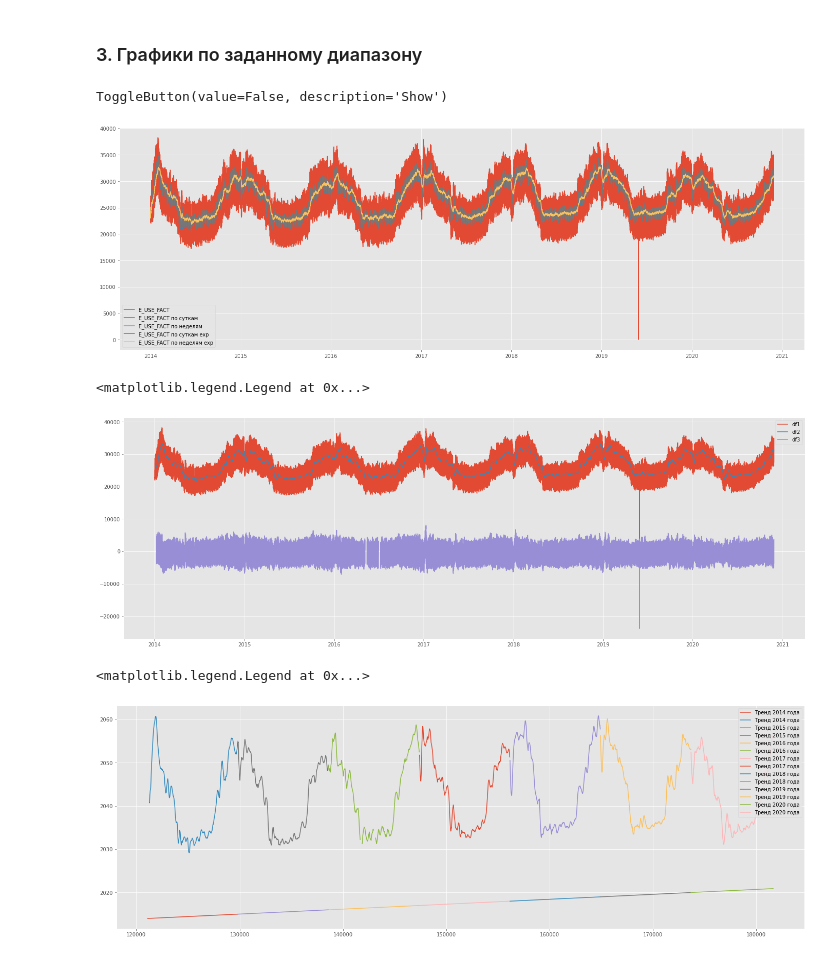
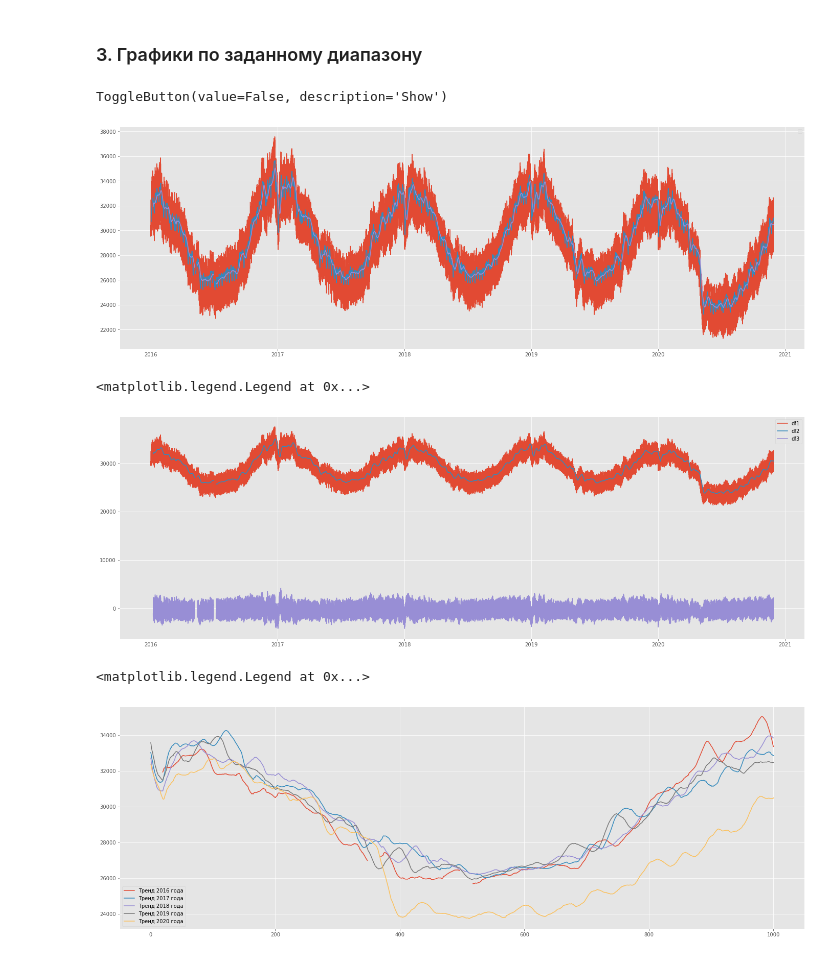
Before and after one commit to akhmetovcr/inn_btg_final, a Jupyter notebook: test_algorithm.ipynb, the cells around one changed output. Drawn from its saved outputs; the diff is of its cells as text; code cells hidden in the pictures.

```diff
--- a/test_algorithm.ipynb
+++ b/test_algorithm.ipynb
@@ -44,8 +44,8 @@ def date_time_parser(d, t):
         time = dt.time(hour)
     return dt.datetime.combine(date, time)
 
-df = pd.read_csv('data/2014_2020.csv',
-                 sep=';', parse_dates={'DATE_TIME':['M_DATE', "INTERVAL"]},
+df = pd.read_csv('data/Генерация и потребление_01.01.2016-28.11.2020.csv',
+                 sep=';', parse_dates={'DATE_TIME':['M_DATE', 'INTERVAL']},
                  date_parser=date_time_parser)
 # Удалим неопределенные? зоны
 df = df[df['POWER_SYS_ID'] != 0]
@@ -69,8 +69,8 @@ df
 #### 2.1 Дата
 # %%
 # Определяем от и до
-date_from = dt.datetime(2014, 1, 1, 0, 0)
-date_to = dt.datetime(2020, 11, 27, 0, 0)
+date_from = dt.datetime(2016, 1, 1, 0, 0)
+date_to = dt.datetime(2020, 11, 28, 0, 0)
 
 dpicker_from = DatePicker(
     description='От:',
@@ -135,7 +135,7 @@ sys_list = df['POWER_SYS_ID'].unique()
 
 # инициализируем выбранные
 sys_checked = dict((sys, False) for sys in sys_list)
-sys_checked[530000] = True
+sys_checked[630000] = True
 # создаём кнопочки
 sys_cbs = []
 for sys in sys_list:
@@ -214,37 +214,36 @@ def filter_by_sys(data_frame):
     return sys_filter
 
 
 tb = ToggleButton(
     value=False,
     description='Show'
     )
 
 def on_show(state):
     global df
     global graphs, graph_checked
 
     # очищаем экран
     clear_output(wait=True)
     display(tb)
     # фильтруем данные
     filtered = df[filter_by_date(df) & filter_by_zones(df) & filter_by_sys(df)]
 
     # выводим на экран
     for sys_key in filtered['POWER_SYS_ID'].unique():
         sys_df = filtered[filtered['POWER_SYS_ID'] == sys_key]
         for power_key in graphs:
             if graph_checked[power_key]:
                 plt.plot(sys_df['DATE_TIME'], sys_df[power_key], label='{0}'.format(power_key))
                 plt.plot(sys_df['DATE_TIME'], sys_df[power_key].rolling(window=24).mean(), label='{0} по суткам'.format(power_key))
                 plt.plot(sys_df['DATE_TIME'], sys_df[power_key].rolling(window=24 * 7).mean(), label='{0} по неделям'.format(power_key))
-                plt.plot(sys_df['DATE_TIME'], sys_df[power_key].ewm(com=24).mean(), label='{0} по суткам exp'.format(power_key))
-                plt.plot(sys_df['DATE_TIME'], sys_df[power_key].ewm(com=24 * 7).mean(), label='{0} по неделям exp'.format(power_key))
-    plt.legend()
+
+plt.legend()
 tb.observe(on_show, names='value')
 on_show({})
 # %% [output]
 ToggleButton(value=False, description='Show')
-[figure, old version]
+[figure, new version]
 # %%
 from statsmodels.tsa.holtwinters import ExponentialSmoothing
 
@@ -264,7 +263,7 @@ plt.plot(df3['DATE_TIME'], df3['E_USE_FACT'], label='df3')
 plt.legend()
 # %% [output]
 <matplotlib.legend.Legend at 0x...>
-[figure, old version]
+[figure, new version]
 # %%
 # Функция выделения кусков по годам
 def filter_by_year(data_frame, year):
@@ -272,10 +271,10 @@ def filter_by_year(data_frame, year):
     finish = dt.datetime(year, 12, 31, 0, 0)
     return (start <= data_frame['DATE_TIME']) & (data_frame['DATE_TIME'] <= finish)
 
-for year in range(2014, 2021):
+for year in range(2016, 2021):
     df_year = df2[filter_by_year(df2, year)]
-    plt.plot(np.linspace(), df_year['E_USE_FACT'], label='Тренд {0} года'.format(year))
+    plt.plot(np.linspace(0, 1000, len(df_year)), df_year['E_USE_FACT'], label='Тренд {0} года'.format(year))
 plt.legend()
 # %% [output]
 <matplotlib.legend.Legend at 0x...>
-[figure, old version]
+[figure, new version]
```
Also changed, not shown: parts of 7 cells of this notebook, 6 other files.
